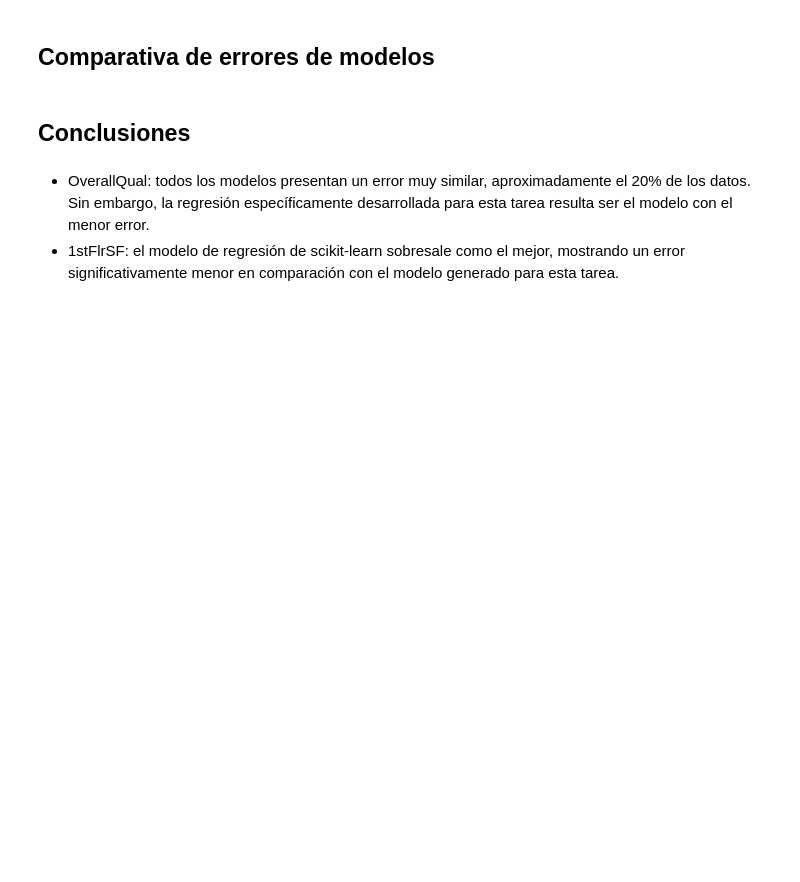
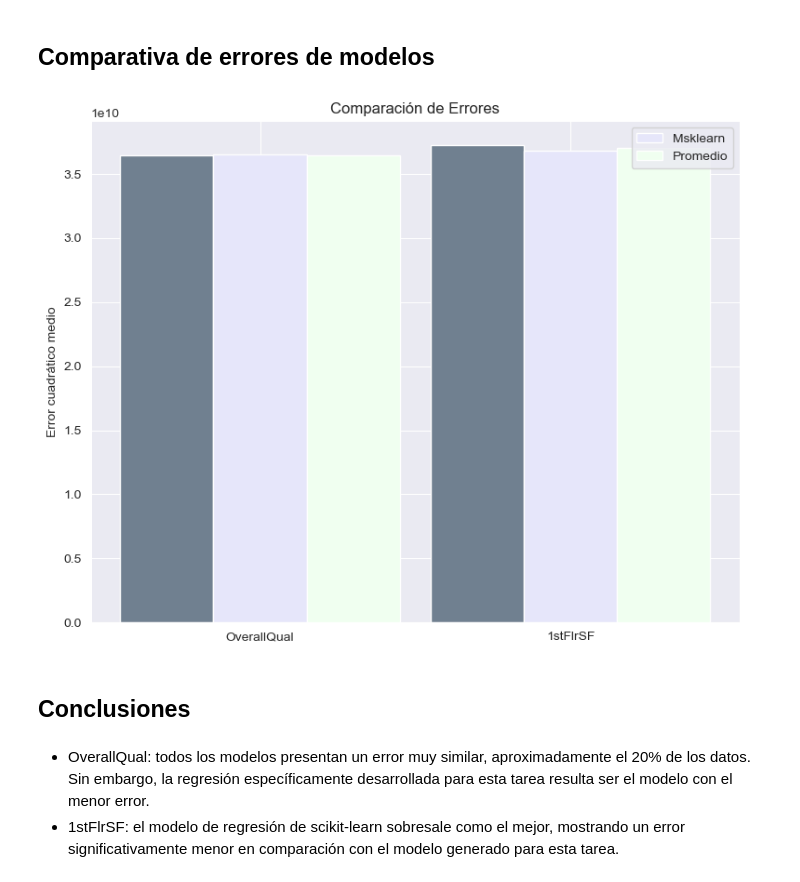
Before and after one commit to 6mmario/Proyecto_1, a Jupyter notebook: Proyecto#1_24006981.ipynb, the cells around one changed output. Drawn from its saved outputs; the diff is of its cells as text; code cells hidden in the pictures; blank space fills up the shorter version.

```diff
--- a/Proyecto#1_24006981.ipynb
+++ b/Proyecto#1_24006981.ipynb
@@ -273,7 +388,10 @@ modelos_1stFlrSF = _regresion.compara_prediccion(RegresionModelo2, Sci_NPFirst_F
 # %% [markdown]
 ## Comparativa de errores de modelos
 # %%
-_regresion.compara_errores(modelos_OverallQual, modelos_1stFlrSF, Pruebas_OverallQual, Pruebas_Floor_square_feet, Set_Pruebas)
+
+_regresion.compara_errores(modelos_OverallQual, modelos_1stFlrSF, Pruebas_OverallQual, Pruebas_Floor_square_feet)
+# %% [output]
+[figure, added]
 # %% [markdown]
 ## Conclusiones
 # %% [markdown]
```
Also changed, not shown: parts of 17 cells of this notebook.
